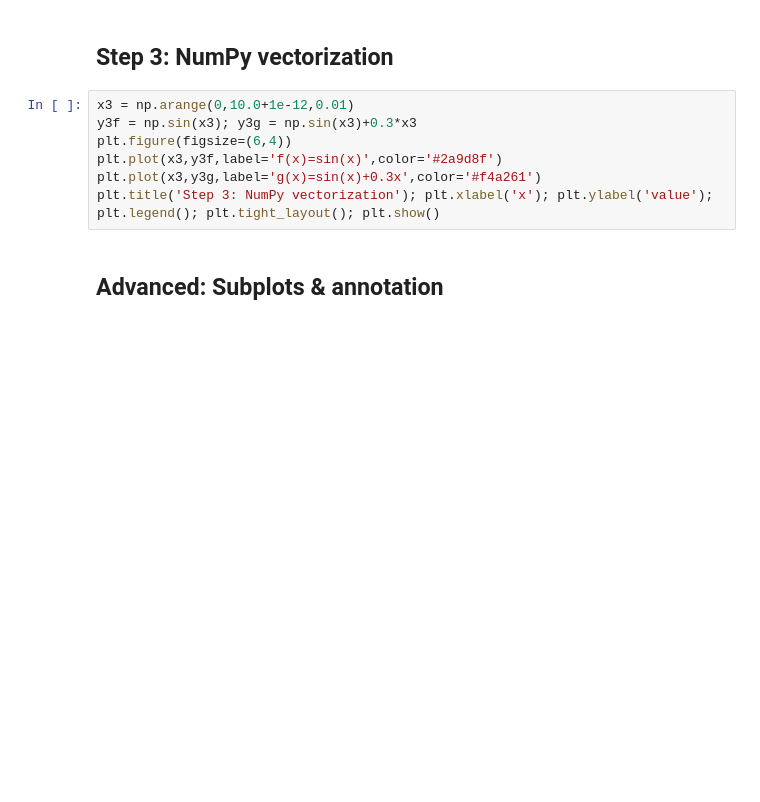
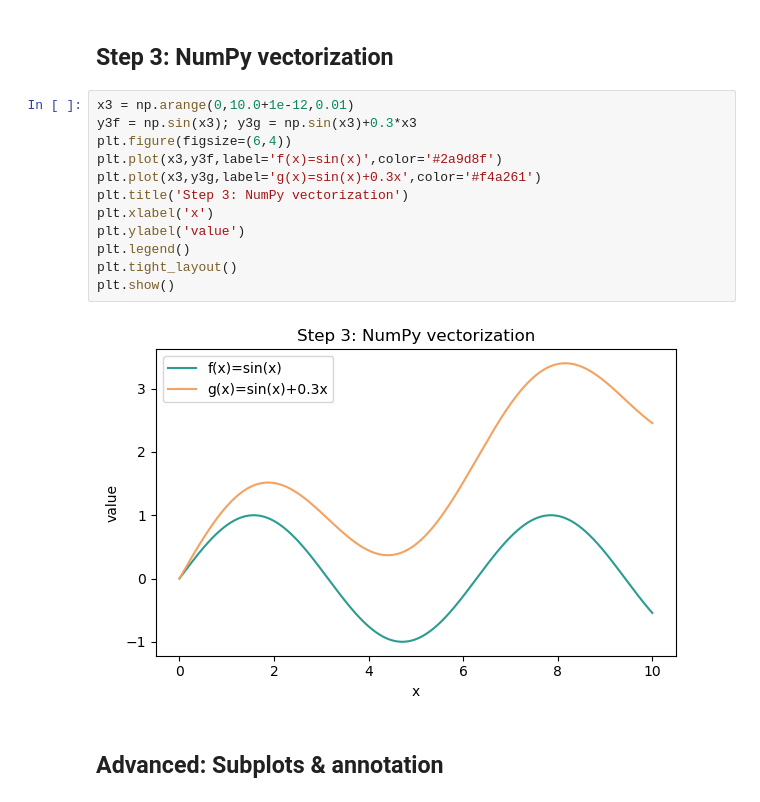
Before and after one commit to sakamurray/matplotlib_graph_guide, a Jupyter notebook: matplotlib_graph_guide_all_in_one_en_full_english.ipynb, the cells around one changed output. Drawn from its saved outputs; the diff is of its cells as text; blank space fills up the shorter version.

```diff
--- a/matplotlib_graph_guide_all_in_one_en_full_english.ipynb
+++ b/matplotlib_graph_guide_all_in_one_en_full_english.ipynb
@@ -43,10 +58,17 @@ plt.title('Step 2: Function + append'); plt.xlabel('x'); plt.ylabel('value'); pl
 # %%
 x3 = np.arange(0,10.0+1e-12,0.01)
 y3f = np.sin(x3); y3g = np.sin(x3)+0.3*x3
 plt.figure(figsize=(6,4))
 plt.plot(x3,y3f,label='f(x)=sin(x)',color='#2a9d8f')
 plt.plot(x3,y3g,label='g(x)=sin(x)+0.3x',color='#f4a261')
-plt.title('Step 3: NumPy vectorization'); plt.xlabel('x'); plt.ylabel('value'); plt.legend(); plt.tight_layout(); plt.show()
+plt.title('Step 3: NumPy vectorization')
+plt.xlabel('x')
+plt.ylabel('value')
+plt.legend()
+plt.tight_layout()
+plt.show()
+# %% [output]
+[figure, added]
 # %% [markdown]
 ## Advanced: Subplots & annotation
 # %%
```
Also changed, not shown: parts of 10 cells of this notebook.
